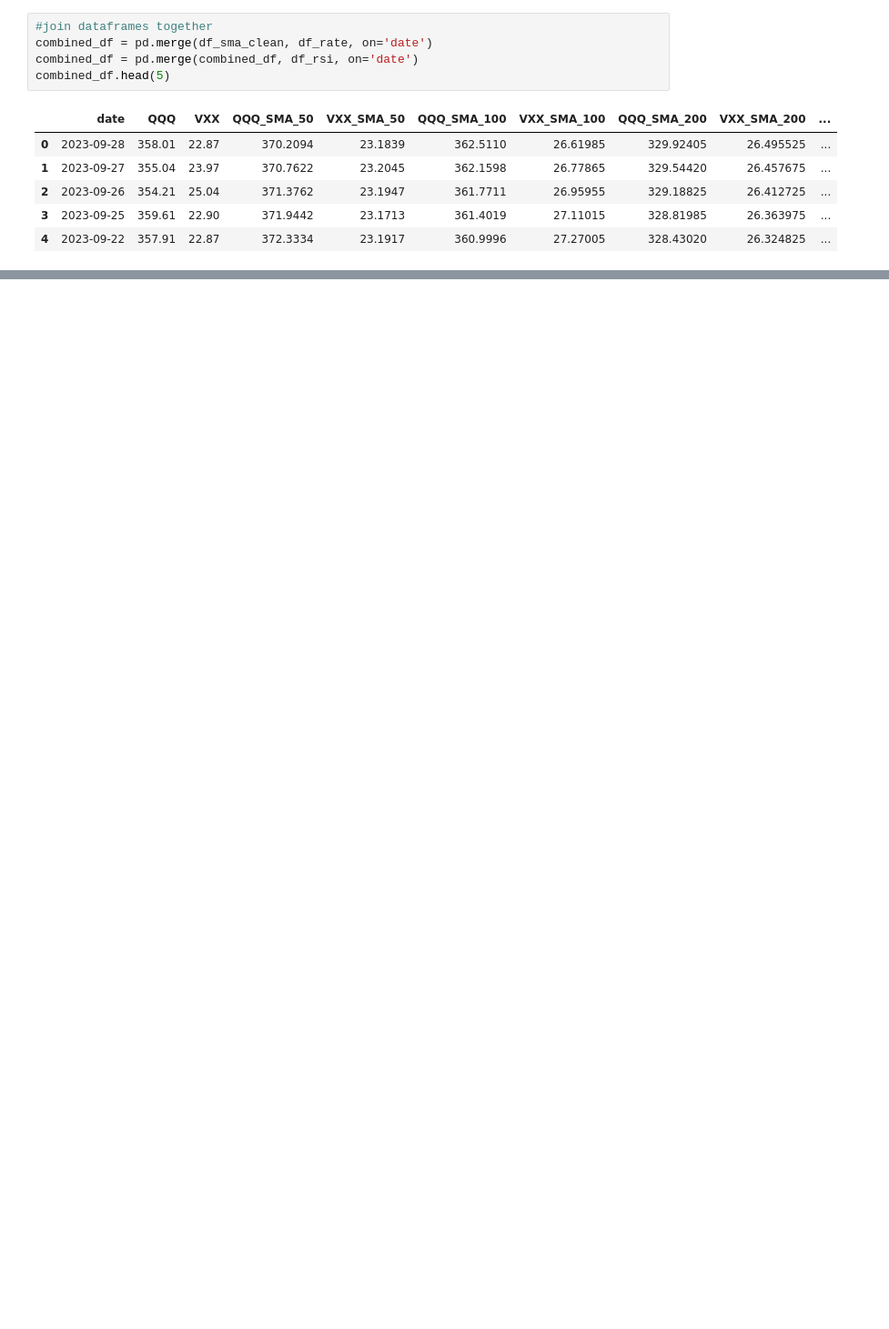
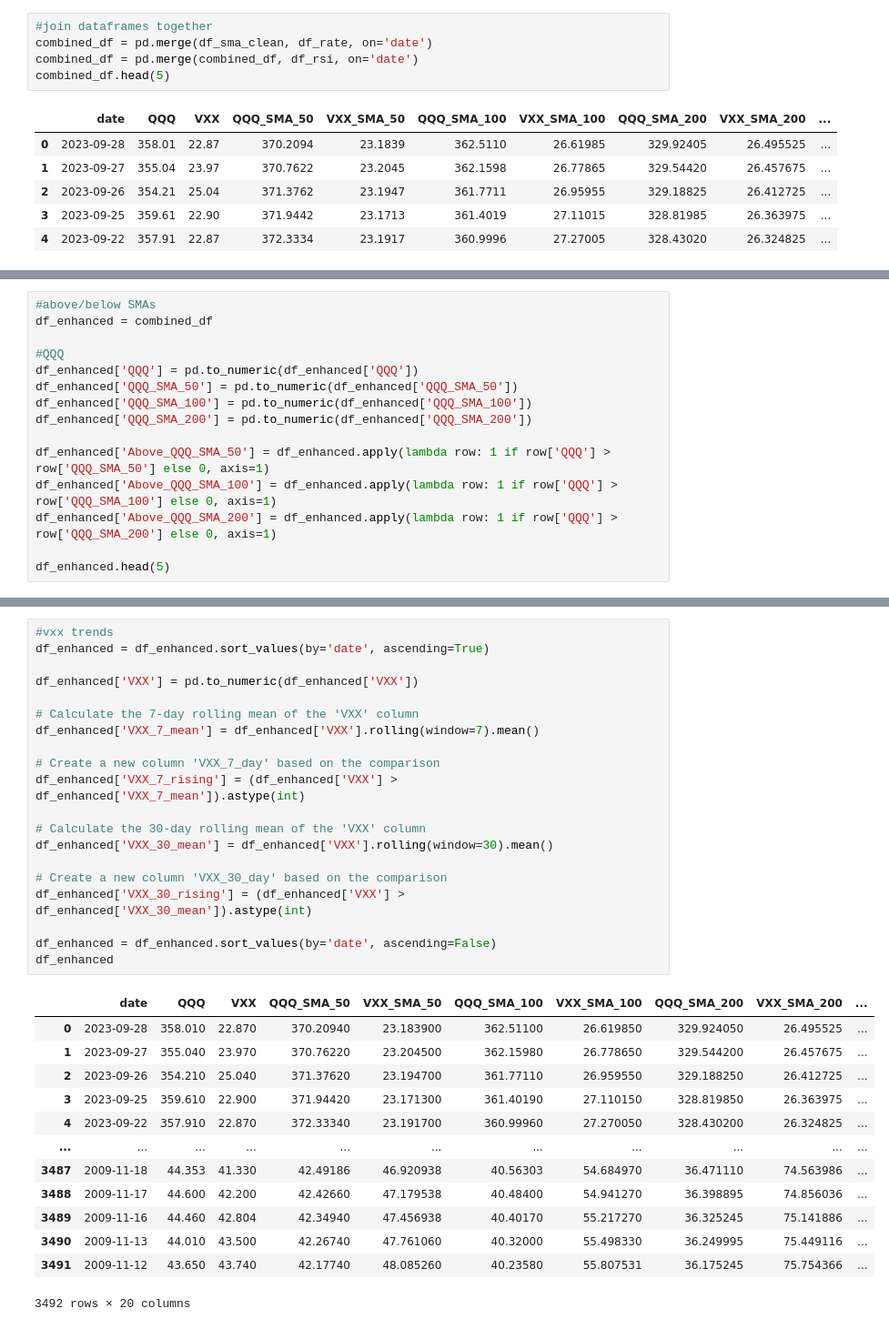
Before and after one commit to bchase17/investment_strats, a Jupyter notebook: Key Indicator Market Analysis.ipynb, the cells around one changed output, grey strips where cells are left out. Shown at 91% size. Cells and saved outputs as stored; diff of their text form; blank space fills up the shorter version.

```diff
--- a/Key Indicator Market Analysis.ipynb
+++ b/Key Indicator Market Analysis.ipynb
@@ -177,0 +178,15 @@ combined_df.head(5)
+# %%
+#above/below SMAs
+df_enhanced = combined_df
+
+#QQQ
+df_enhanced['QQQ'] = pd.to_numeric(df_enhanced['QQQ'])
+df_enhanced['QQQ_SMA_50'] = pd.to_numeric(df_enhanced['QQQ_SMA_50'])
+df_enhanced['QQQ_SMA_100'] = pd.to_numeric(df_enhanced['QQQ_SMA_100'])
+df_enhanced['QQQ_SMA_200'] = pd.to_numeric(df_enhanced['QQQ_SMA_200'])
+
+df_enhanced['Above_QQQ_SMA_50'] = df_enhanced.apply(lambda row: 1 if row['QQQ'] > row['QQQ_SMA_50'] else 0, axis=1)
+df_enhanced['Above_QQQ_SMA_100'] = df_enhanced.apply(lambda row: 1 if row['QQQ'] > row['QQQ_SMA_100'] else 0, axis=1)
+df_enhanced['Above_QQQ_SMA_200'] = df_enhanced.apply(lambda row: 1 if row['QQQ'] > row['QQQ_SMA_200'] else 0, axis=1)
+
+df_enhanced.head(5)
@@ -177,0 +200,34 @@ combined_df.head(5)
+# %%
+#vxx trends
+df_enhanced = df_enhanced.sort_values(by='date', ascending=True)
+
+df_enhanced['VXX'] = pd.to_numeric(df_enhanced['VXX'])
+
+# Calculate the 7-day rolling mean of the 'VXX' column
+df_enhanced['VXX_7_mean'] = df_enhanced['VXX'].rolling(window=7).mean()
+
+# Create a new column 'VXX_7_day' based on the comparison
+df_enhanced['VXX_7_rising'] = (df_enhanced['VXX'] > df_enhanced['VXX_7_mean']).astype(int)
+
+# Calculate the 30-day rolling mean of the 'VXX' column
+df_enhanced['VXX_30_mean'] = df_enhanced['VXX'].rolling(window=30).mean()
+
+# Create a new column 'VXX_30_day' based on the comparison
+df_enhanced['VXX_30_rising'] = (df_enhanced['VXX'] > df_enhanced['VXX_30_mean']).astype(int)
+
+df_enhanced = df_enhanced.sort_values(by='date', ascending=False)
+df_enhanced
+# %% [output]
+|  | date | QQQ | VXX | QQQ_SMA_50 | VXX_SMA_50 | QQQ_SMA_100 | VXX_SMA_100 | QQQ_SMA_200 | VXX_SMA_200 | ... |
+| 0 | 2023-09-28 | 358.010 | 22.870 | 370.20940 | 23.183900 | 362.51100 | 26.619850 | 329.924050 | 26.495525 | ... |
+| 1 | 2023-09-27 | 355.040 | 23.970 | 370.76220 | 23.204500 | 362.15980 | 26.778650 | 329.544200 | 26.457675 | ... |
+| 2 | 2023-09-26 | 354.210 | 25.040 | 371.37620 | 23.194700 | 361.77110 | 26.959550 | 329.188250 | 26.412725 | ... |
+| 3 | 2023-09-25 | 359.610 | 22.900 | 371.94420 | 23.171300 | 361.40190 | 27.110150 | 328.819850 | 26.363975 | ... |
+| 4 | 2023-09-22 | 357.910 | 22.870 | 372.33340 | 23.191700 | 360.99960 | 27.270050 | 328.430200 | 26.324825 | ... |
+| ... | ... | ... | ... | ... | ... | ... | ... | ... | ... | ... |
+| 3487 | 2009-11-18 | 44.353 | 41.330 | 42.49186 | 46.920938 | 40.56303 | 54.684970 | 36.471110 | 74.563986 | ... |
+| 3488 | 2009-11-17 | 44.600 | 42.200 | 42.42660 | 47.179538 | 40.48400 | 54.941270 | 36.398895 | 74.856036 | ... |
+| 3489 | 2009-11-16 | 44.460 | 42.804 | 42.34940 | 47.456938 | 40.40170 | 55.217270 | 36.325245 | 75.141886 | ... |
+| 3490 | 2009-11-13 | 44.010 | 43.500 | 42.26740 | 47.761060 | 40.32000 | 55.498330 | 36.249995 | 75.449116 | ... |
+| 3491 | 2009-11-12 | 43.650 | 43.740 | 42.17740 | 48.085260 | 40.23580 | 55.807531 | 36.175245 | 75.754366 | ... |
+3492 rows × 20 columns
```
Also changed, not shown: parts of 5 cells of this notebook.
